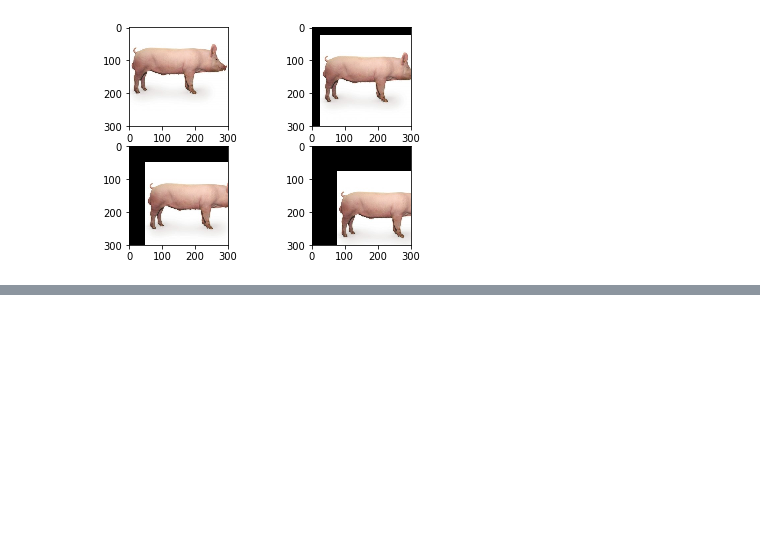
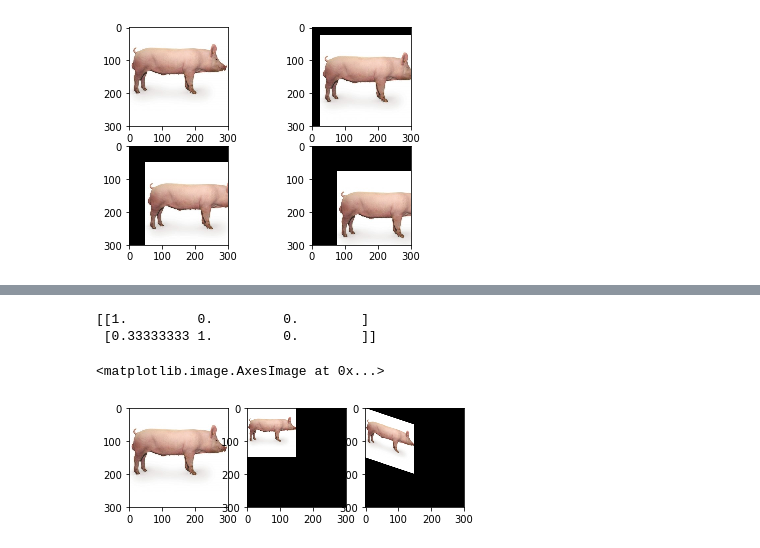
Before and after one commit to duoergun0729/adversarial_examples, a Jupyter notebook: code/4-demo.ipynb, the cells around one changed output, grey strips where cells are left out. Saved outputs shown, nothing was run; the diff lists cells and outputs as text; code cells hidden in the pictures; blank space fills up the shorter version.

```diff
--- a/code/4-demo.ipynb
+++ b/code/4-demo.ipynb
@@ -178,0 +198,33 @@ plt.show()
+# %%
+import numpy as np
+import cv2
+from matplotlib import pyplot as plt
+img=cv2.imread("../picture/pig.jpg")
+
+img1 = cv2.cvtColor(img, cv2.COLOR_BGR2RGB)
+rows,cols,_ = img.shape
+
+matrix = cv2.getRotationMatrix2D((0,0),0,0.5)
+img2 = cv2.warpAffine(img1,matrix,(cols,rows))
+
+SrcPoints = np.float32([[0,0],[0,150],[150,150]])
+CanvasPoints = np.float32([[0,0],[0,150],[150,200]])
+
+matrix = cv2.getAffineTransform(np.array(SrcPoints),
+                                np.array(CanvasPoints))
+print(matrix)
+img3 = cv2.warpAffine(img2,matrix,(cols,rows))
+
+plt.subplot(131)
+plt.imshow(img1)
+
+plt.subplot(132)
+plt.imshow(img2)
+
+plt.subplot(133)
+plt.imshow(img3)
+# %% [output]
+[[1.         0.         0.        ]
+ [0.33333333 1.         0.        ]]
+<matplotlib.image.AxesImage at 0x...>
+[figure, added]
```
Also changed, not shown: parts of 3 cells of this notebook.
